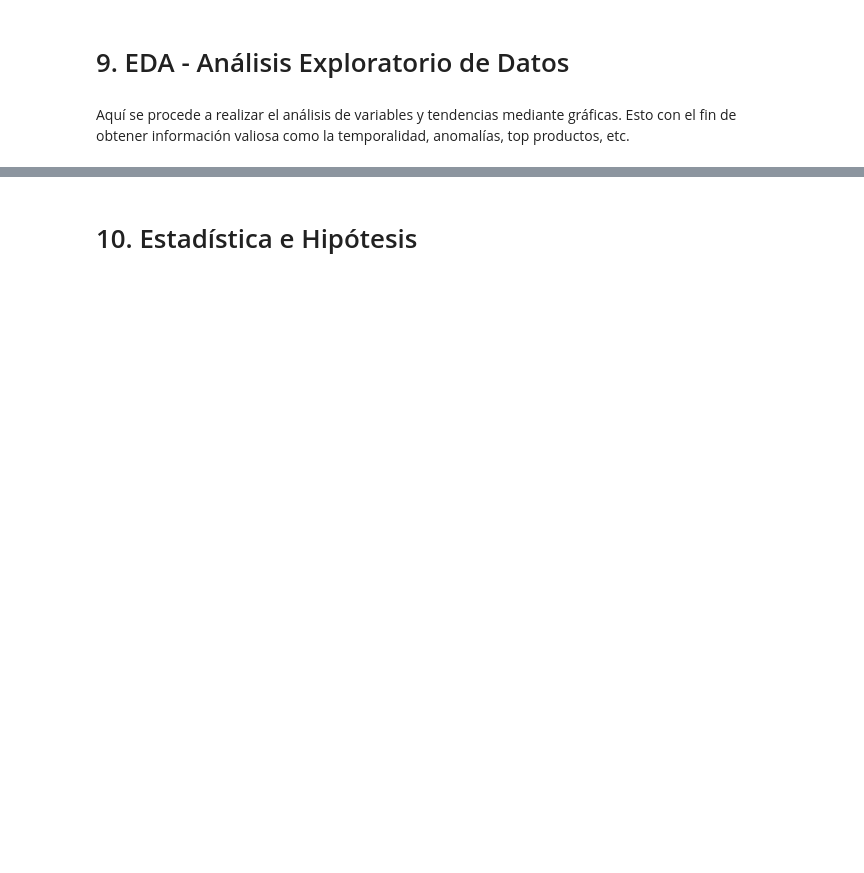
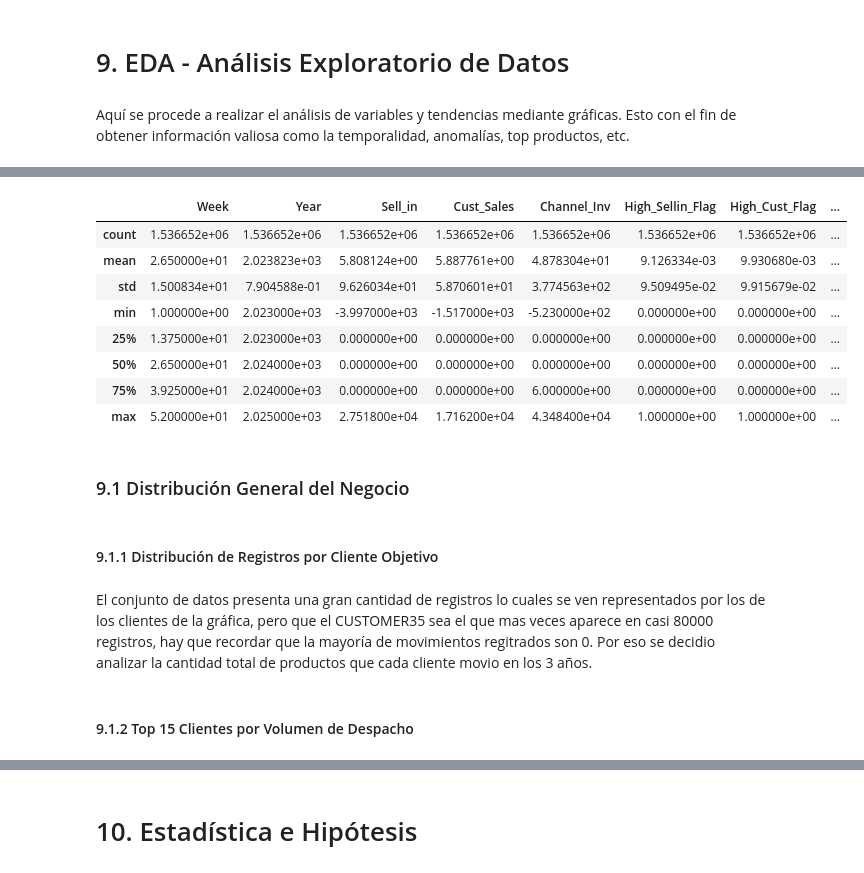
Before and after one commit to MiguelAlfonso1723/Hackathon_SIC2025, a Jupyter notebook: notebooks/sales_forecasting.analysis.ipynb, the cells around one changed output, grey strips where cells are left out. Cells and saved outputs as stored; diff of their text form; code cells hidden in the pictures; blank space fills up the shorter version.

```diff
--- a/notebooks/sales_forecasting.analysis.ipynb
+++ b/notebooks/sales_forecasting.analysis.ipynb
@@ -1502,0 +1548,16 @@ Aquí se procede a realizar el análisis de variables y tendencias mediante grá
+# %%
+df_total.describe()
+# %% [output]
+|  | Week | Year | Sell_in | Cust_Sales | Channel_Inv | High_Sellin_Flag | High_Cust_Flag | ... |
+| count | 1.536652e+06 | 1.536652e+06 | 1.536652e+06 | 1.536652e+06 | 1.536652e+06 | 1.536652e+06 | 1.536652e+06 | ... |
+| mean | 2.650000e+01 | 2.023823e+03 | 5.808124e+00 | 5.887761e+00 | 4.878304e+01 | 9.126334e-03 | 9.930680e-03 | ... |
+| std | 1.500834e+01 | 7.904588e-01 | 9.626034e+01 | 5.870601e+01 | 3.774563e+02 | 9.509495e-02 | 9.915679e-02 | ... |
+| min | 1.000000e+00 | 2.023000e+03 | -3.997000e+03 | -1.517000e+03 | -5.230000e+02 | 0.000000e+00 | 0.000000e+00 | ... |
+| 25% | 1.375000e+01 | 2.023000e+03 | 0.000000e+00 | 0.000000e+00 | 0.000000e+00 | 0.000000e+00 | 0.000000e+00 | ... |
+| 50% | 2.650000e+01 | 2.024000e+03 | 0.000000e+00 | 0.000000e+00 | 0.000000e+00 | 0.000000e+00 | 0.000000e+00 | ... |
+| 75% | 3.925000e+01 | 2.024000e+03 | 0.000000e+00 | 0.000000e+00 | 6.000000e+00 | 0.000000e+00 | 0.000000e+00 | ... |
+| max | 5.200000e+01 | 2.025000e+03 | 2.751800e+04 | 1.716200e+04 | 4.348400e+04 | 1.000000e+00 | 1.000000e+00 | ... |
+# %% [markdown]
+### 9.1 Distribución General del Negocio
+# %% [markdown]
+#### 9.1.1 Distribución de Registros por Cliente Objetivo
@@ -1502,0 +1578,4 @@ Aquí se procede a realizar el análisis de variables y tendencias mediante grá
+# %% [markdown]
+El conjunto de datos presenta una gran cantidad de registros lo cuales se ven representados por los de los clientes de la gráfica, pero que el CUSTOMER35 sea el que mas veces aparece en casi 80000 registros, hay que recordar que la mayoría de movimientos regitrados son 0. Por eso se decidio analizar la cantidad total de productos que cada cliente movio en los 3 años.
+# %% [markdown]
+#### 9.1.2 Top 15 Clientes por Volumen de Despacho
```
Also changed, not shown: parts of 191 cells of this notebook, 2 other files.
